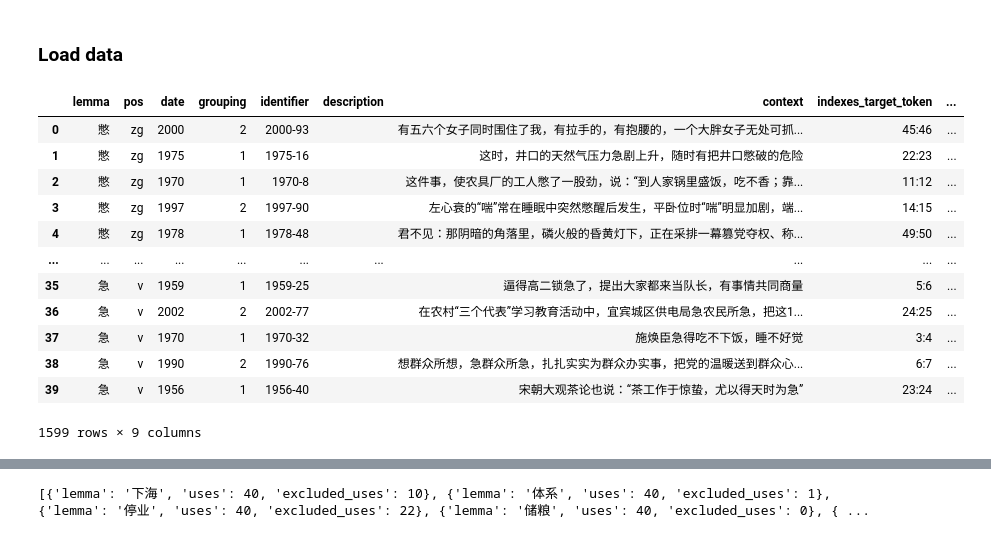
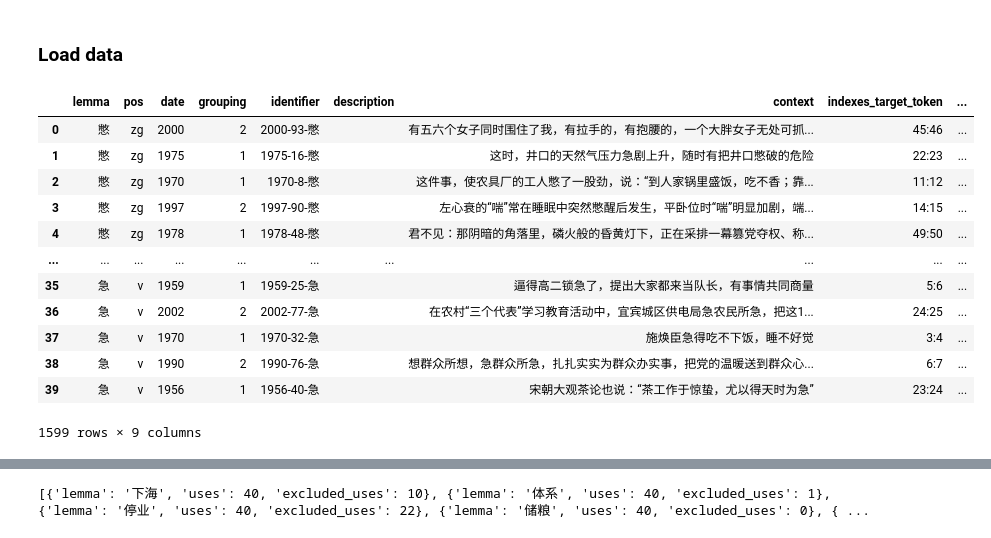
Before and after one commit to Garrafao/WUGs, a Jupyter notebook: scripts/misc/chiwug_sense_stats.ipynb, the cells around one changed output, grey strips where cells are left out. Saved outputs shown, nothing was run; the diff lists cells and outputs as text; code cells hidden in the pictures.

```diff
--- a/scripts/misc/chiwug_sense_stats.ipynb
+++ b/scripts/misc/chiwug_sense_stats.ipynb
@@ -27,30 +27,35 @@ with zipfile.ZipFile(f) as z:
 # %%
 import pandas as pd
 from pathlib import Path
 import numpy as np
 import shutil
+import unicodedata
 
 dataset_path = 'chiwug'
 dataset_sense_path = '../../data/chiwug_sense_1.0.0/data_original'
 
 # Extract grouping (time) information
 df_chiwug_uses = pd.DataFrame()
 for p in Path(dataset_path+'/data').glob('*/uses.csv'):
-    df_chiwug_uses = pd.concat([df_chiwug_uses, pd.read_csv(p, delimiter='\t', quoting=3, na_filter=False)])
+    lemma = str(p).split('/')[-2]
+    lemma = unicodedata.normalize('NFC', lemma)
+    df = pd.read_csv(p, delimiter='\t', quoting=3, na_filter=False)
+    df['identifier'] = df['identifier'].astype(str) + '-' + lemma # make sure identifiers are unique across words
+    df_chiwug_uses = pd.concat([df_chiwug_uses, df]) # not used for now, if used below need to match lemmas
 display(df_chiwug_uses)
 # %% [output]
 |  | lemma | pos | date | grouping | identifier | description | context | indexes_target_token | ... |
-| 0 | 憋 | zg | 2000 | 2 | 2000-93 |  | 有五六个女子同时围住了我，有拉手的，有抱腰的，一个大胖女子无处可抓... | 45:46 | ... |
-| 1 | 憋 | zg | 1975 | 1 | 1975-16 |  | 这时，井口的天然气压力急剧上升，随时有把井口憋破的危险 | 22:23 | ... |
-| 2 | 憋 | zg | 1970 | 1 | 1970-8 |  | 这件事，使农具厂的工人憋了一股劲，说：“到人家锅里盛饭，吃不香；靠... | 11:12 | ... |
-| 3 | 憋 | zg | 1997 | 2 | 1997-90 |  | 左心衰的“喘”常在睡眠中突然憋醒后发生，平卧位时“喘”明显加剧，端... | 14:15 | ... |
-| 4 | 憋 | zg | 1978 | 1 | 1978-48 |  | 君不见：那阴暗的角落里，磷火般的昏黄灯下，正在采排一幕篡党夺权、称... | 49:50 | ... |
+| 0 | 憋 | zg | 2000 | 2 | 2000-93-憋 |  | 有五六个女子同时围住了我，有拉手的，有抱腰的，一个大胖女子无处可抓... | 45:46 | ... |
+| 1 | 憋 | zg | 1975 | 1 | 1975-16-憋 |  | 这时，井口的天然气压力急剧上升，随时有把井口憋破的危险 | 22:23 | ... |
+| 2 | 憋 | zg | 1970 | 1 | 1970-8-憋 |  | 这件事，使农具厂的工人憋了一股劲，说：“到人家锅里盛饭，吃不香；靠... | 11:12 | ... |
+| 3 | 憋 | zg | 1997 | 2 | 1997-90-憋 |  | 左心衰的“喘”常在睡眠中突然憋醒后发生，平卧位时“喘”明显加剧，端... | 14:15 | ... |
+| 4 | 憋 | zg | 1978 | 1 | 1978-48-憋 |  | 君不见：那阴暗的角落里，磷火般的昏黄灯下，正在采排一幕篡党夺权、称... | 49:50 | ... |
 | ... | ... | ... | ... | ... | ... | ... | ... | ... | ... |
-| 35 | 急 | v | 1959 | 1 | 1959-25 |  | 逼得高二锁急了，提出大家都来当队长，有事情共同商量 | 5:6 | ... |
-| 36 | 急 | v | 2002 | 2 | 2002-77 |  | 在农村“三个代表”学习教育活动中，宜宾城区供电局急农民所急，把这1... | 24:25 | ... |
-| 37 | 急 | v | 1970 | 1 | 1970-32 |  | 施焕臣急得吃不下饭，睡不好觉 | 3:4 | ... |
-| 38 | 急 | v | 1990 | 2 | 1990-76 |  | 想群众所想，急群众所急，扎扎实实为群众办实事，把党的温暖送到群众心... | 6:7 | ... |
-| 39 | 急 | v | 1956 | 1 | 1956-40 |  | 宋朝大观茶论也说：“茶工作于惊蛰，尤以得天时为急” | 23:24 | ... |
+| 35 | 急 | v | 1959 | 1 | 1959-25-急 |  | 逼得高二锁急了，提出大家都来当队长，有事情共同商量 | 5:6 | ... |
+| 36 | 急 | v | 2002 | 2 | 2002-77-急 |  | 在农村“三个代表”学习教育活动中，宜宾城区供电局急农民所急，把这1... | 24:25 | ... |
+| 37 | 急 | v | 1970 | 1 | 1970-32-急 |  | 施焕臣急得吃不下饭，睡不好觉 | 3:4 | ... |
+| 38 | 急 | v | 1990 | 2 | 1990-76-急 |  | 想群众所想，急群众所急，扎扎实实为群众办实事，把党的温暖送到群众心... | 6:7 | ... |
+| 39 | 急 | v | 1956 | 1 | 1956-40-急 |  | 宋朝大观茶论也说：“茶工作于惊蛰，尤以得天时为急” | 23:24 | ... |
 1599 rows × 9 columns
 # %%
 import numpy as np
```
Also changed, not shown: parts of 7 cells of this notebook, 31 other files.
